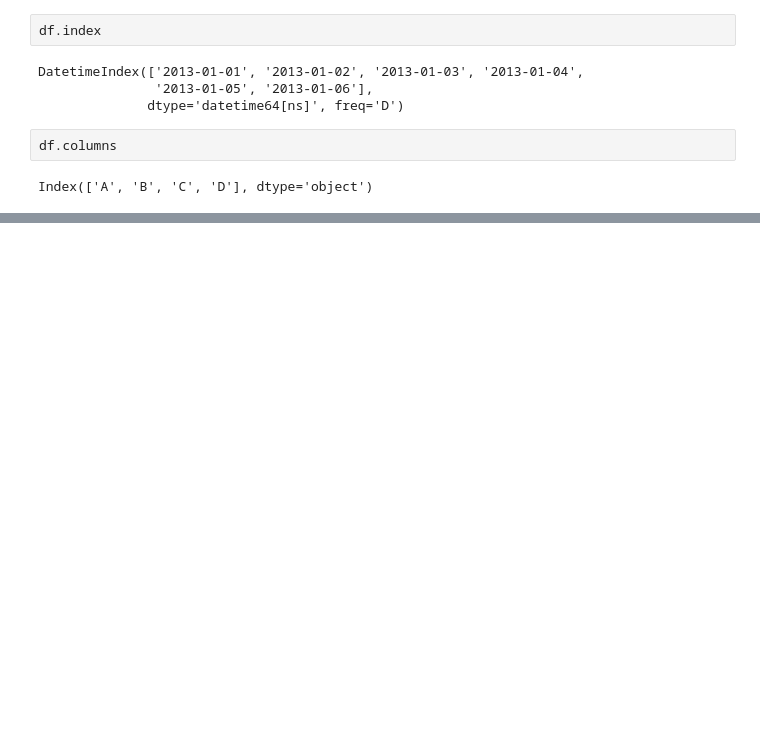
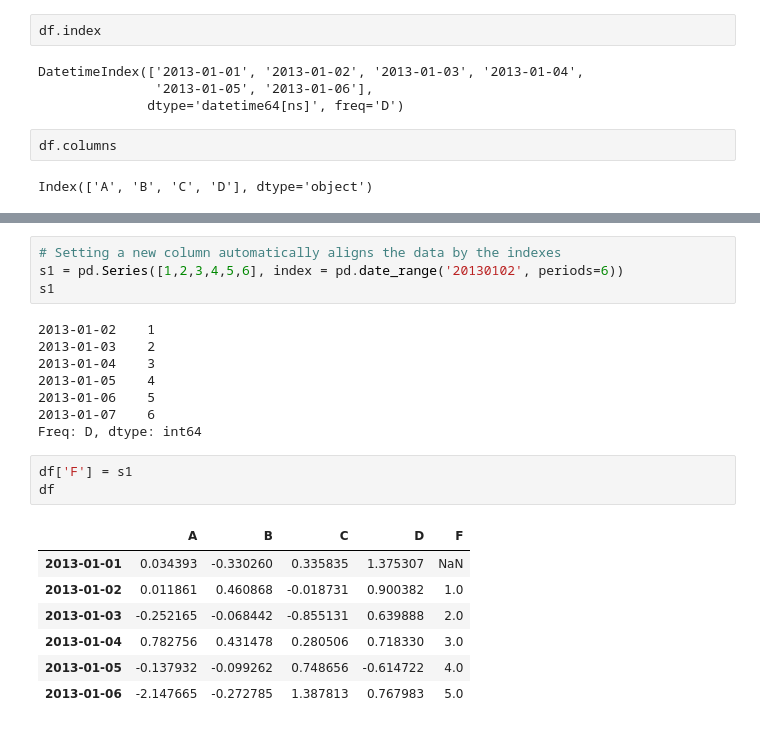
Before and after one commit to darkvenia/Try, a Jupyter notebook: 10 Minutes to pandas.ipynb, the cells around one changed output, grey strips where cells are left out. Cells and saved outputs as stored; diff of their text form; blank space fills up the shorter version.

```diff
--- a/10 Minutes to pandas.ipynb
+++ b/10 Minutes to pandas.ipynb
@@ -174,0 +296,23 @@ df['20130102':'20130104']
+# %%
+# Setting a new column automatically aligns the data by the indexes
+s1 = pd.Series([1,2,3,4,5,6], index = pd.date_range('20130102', periods=6))
+s1
+# %% [output]
+2013-01-02    1
+2013-01-03    2
+2013-01-04    3
+2013-01-05    4
+2013-01-06    5
+2013-01-07    6
+Freq: D, dtype: int64
+# %%
+df['F'] = s1
+df
+# %% [output]
+|  | A | B | C | D | F |
+| 2013-01-01 | 0.034393 | -0.330260 | 0.335835 | 1.375307 | NaN |
+| 2013-01-02 | 0.011861 | 0.460868 | -0.018731 | 0.900382 | 1.0 |
+| 2013-01-03 | -0.252165 | -0.068442 | -0.855131 | 0.639888 | 2.0 |
+| 2013-01-04 | 0.782756 | 0.431478 | 0.280506 | 0.718330 | 3.0 |
+| 2013-01-05 | -0.137932 | -0.099262 | 0.748656 | -0.614722 | 4.0 |
+| 2013-01-06 | -2.147665 | -0.272785 | 1.387813 | 0.767983 | 5.0 |
```
Also changed, not shown: parts of 35 cells of this notebook.
